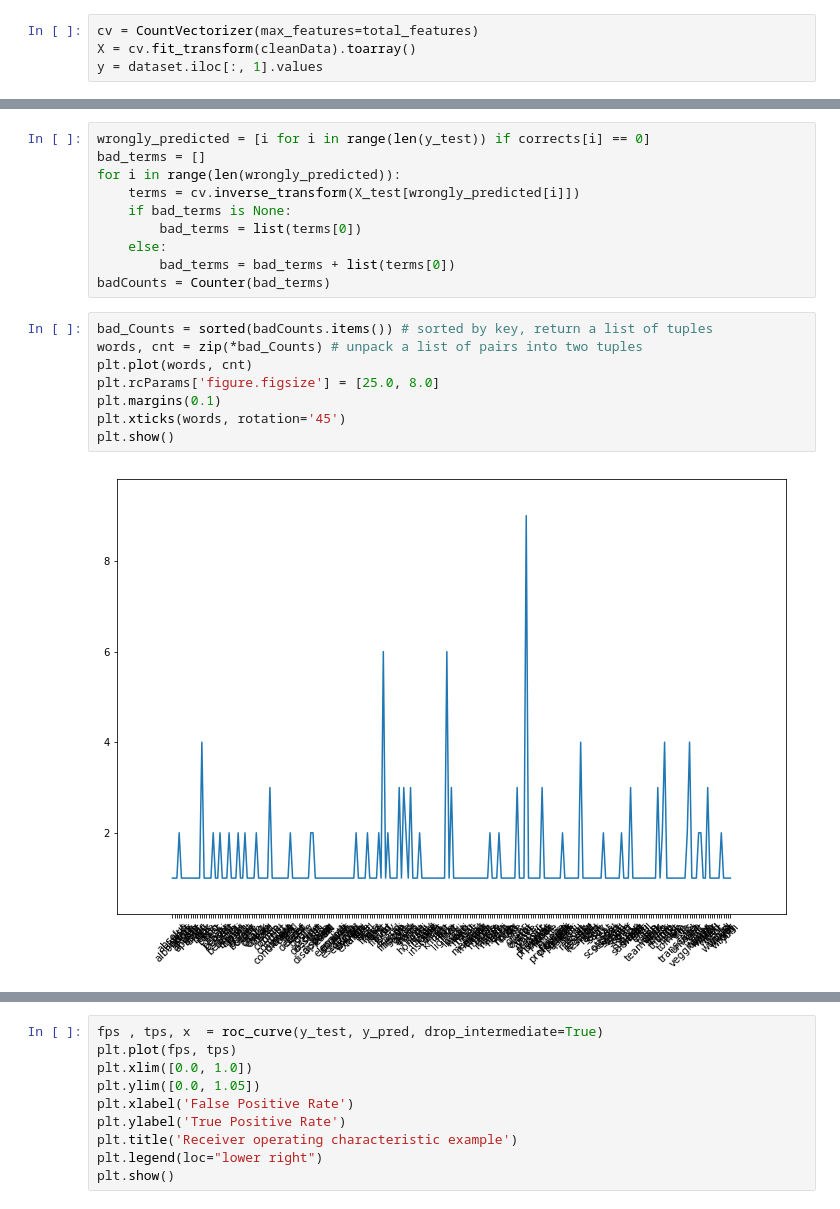
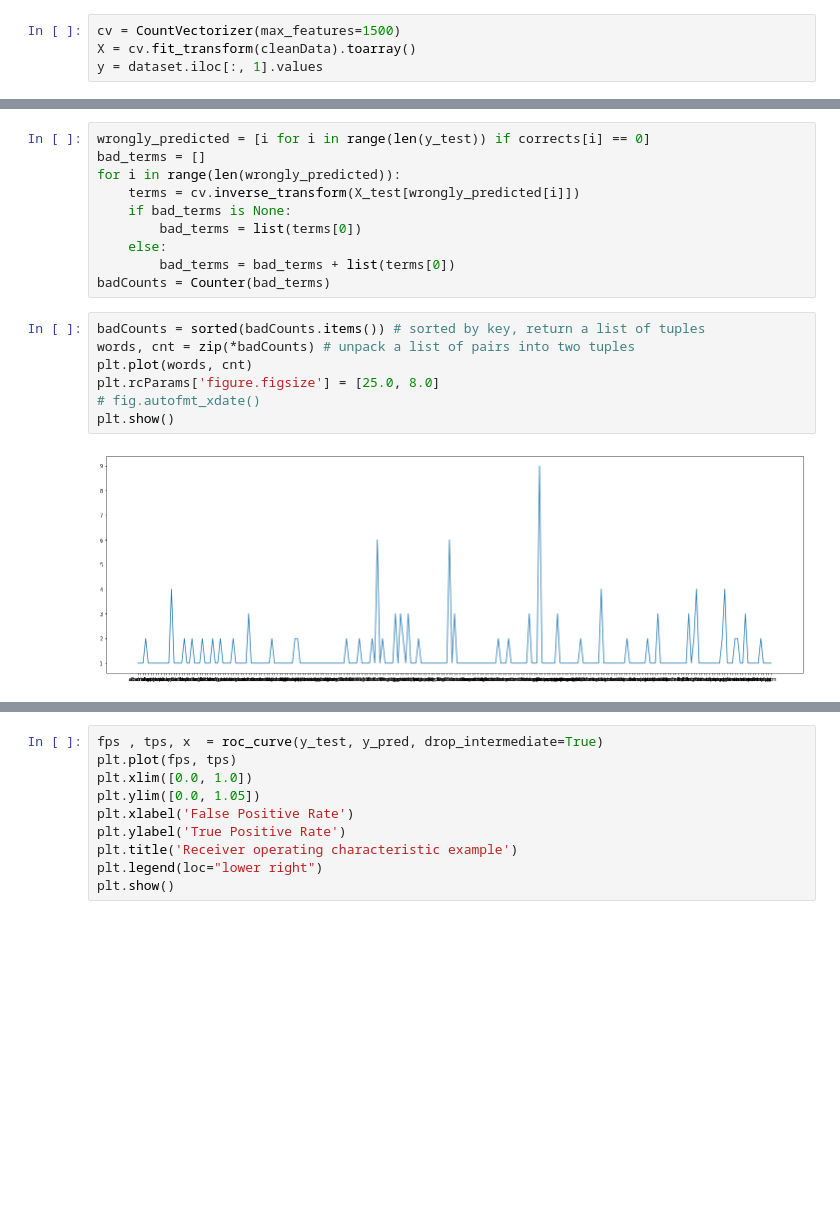
Before and after one commit to aditya00kumar/data-science-with-python, a Jupyter notebook: Restaurant_review_classification.ipynb, the cells around one changed output, grey strips where cells are left out. Saved outputs shown, nothing was run; the diff lists cells and outputs as text; blank space fills up the shorter version.

```diff
--- a/Restaurant_review_classification.ipynb
+++ b/Restaurant_review_classification.ipynb
@@ -74,4 +69,4 @@ total_features = 1500
 # %%
-cv = CountVectorizer(max_features=total_features)
+cv = CountVectorizer(max_features=1500)
 X = cv.fit_transform(cleanData).toarray()
 y = dataset.iloc[:, 1].values
@@ -157,12 +134,11 @@ for i in range(len(wrongly_predicted)):
         bad_terms = bad_terms + list(terms[0])
 badCounts = Counter(bad_terms)
 # %%
-bad_Counts = sorted(badCounts.items()) # sorted by key, return a list of tuples
-words, cnt = zip(*bad_Counts) # unpack a list of pairs into two tuples
+badCounts = sorted(badCounts.items()) # sorted by key, return a list of tuples
+words, cnt = zip(*badCounts) # unpack a list of pairs into two tuples
 plt.plot(words, cnt)
 plt.rcParams['figure.figsize'] = [25.0, 8.0]
-plt.margins(0.1)
-plt.xticks(words, rotation='45')
+# fig.autofmt_xdate()
 plt.show()
 # %% [output]
-[figure, old version]
+[figure, new version]
```
Also changed, not shown: parts of 31 cells of this notebook.
